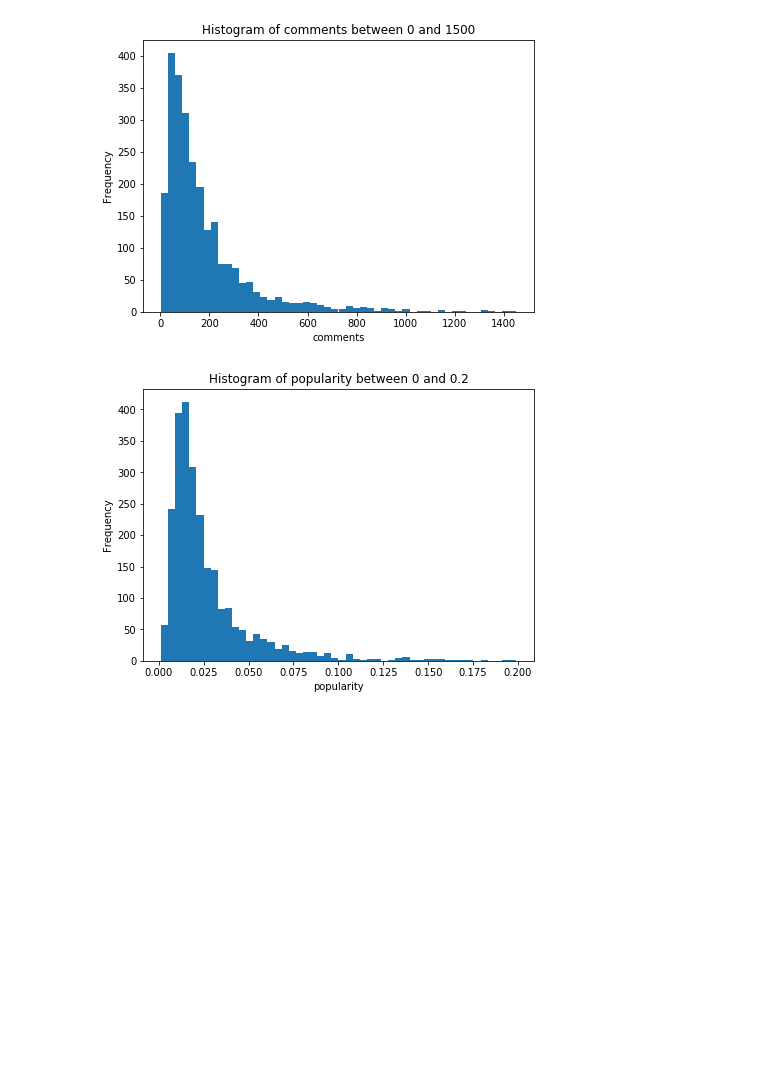
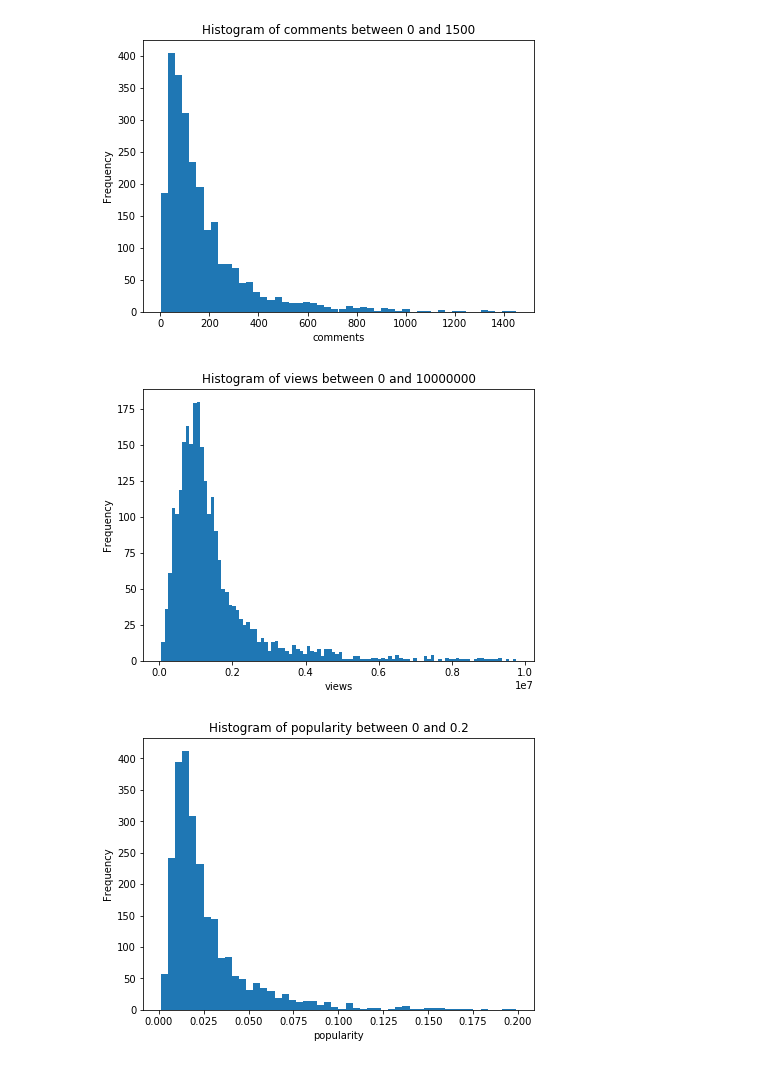
Before and after one commit to thizirie/BigDataAnalyticsProject_2019_2020, a Jupyter notebook: TED Talk Analysis.ipynb, the cells around one changed output. Saved outputs shown, nothing was run; the diff lists cells and outputs as text; code cells hidden in the pictures; blank space fills up the shorter version.

```diff
--- a/TED Talk Analysis.ipynb
+++ b/TED Talk Analysis.ipynb
@@ -168,6 +168,10 @@ def histogram(data, feature, min_val, max_val):
 histogram(df, 'comments', 0, 1500)
 # %% [output]
 [figure]
+# %%
+histogram(df, 'views', 0, 10000000)
+# %% [output]
+[figure, added]
 # %%
 histogram(df, 'popularity', 0, 0.2)
 # %% [output]
```
Also changed, not shown: parts of 6 cells of this notebook.
